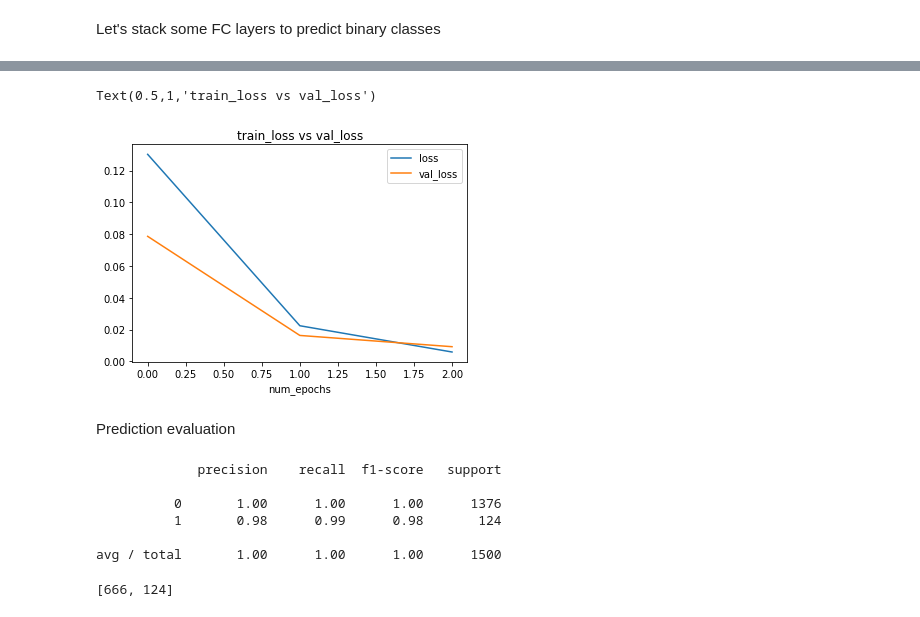
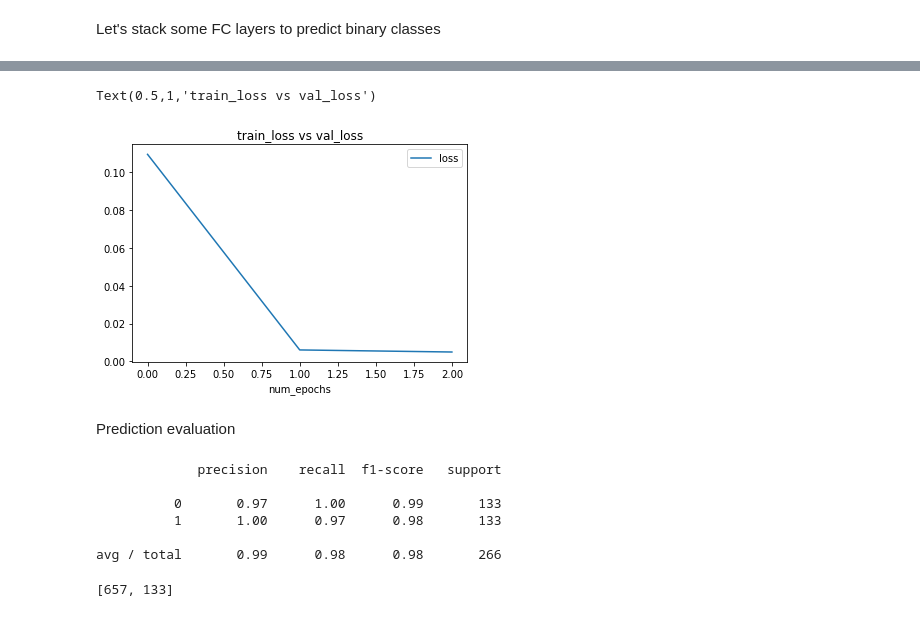
Before and after one commit to WencesVillegasMarset/BudClassifier, a Jupyter notebook: Practica Inicial/Pretrained Models-MobileNet.ipynb, the cells around one changed output, grey strips where cells are left out. Cells and saved outputs as stored; diff of their text form; code cells hidden in the pictures.

Commit message:
Started validation process

```diff
--- a/Practica Inicial/Pretrained Models-MobileNet.ipynb
+++ b/Practica Inicial/Pretrained Models-MobileNet.ipynb
@@ -58,24 +85,27 @@ train_labels.shape
 # %% [markdown]
 Let's stack some FC layers to predict binary classes
+# %%
+mobilenet = MobileNet(weights='imagenet', input_shape=(224,224,3), include_top=False)
 # %%
 from keras.layers import Dense, Flatten
 from keras.models import Model
 from keras.optimizers import SGD
 # %%
-flatten = Flatten()(model.output)
-#fc1 = Dense(4096, activation='relu')(flatten)
-fc2 = Dense(1024, activation='relu')(flatten)
-final = Dense(1,activation='sigmoid')(fc2)
-modelo = Model(model.input, final)
+flatten = Flatten()(mobilenet.output)
+fc1 = Dense(1024, activation='relu')(flatten)
+#fc2 = Dense(1024, activation='relu')(fc1)
+final = Dense(1,activation='sigmoid')(fc1)
+model = Model(mobilenet.input, final)
 # %%
 optim = SGD(lr=0.001, momentum=0.9)
 # %%
-modelo.compile(optimizer=optim,
+model.compile(optimizer=optim,
               loss='binary_crossentropy',
               metrics=['accuracy'])
 # %%
 class_weight = {0: 1.,
                 1: 3.}
 # %%
-history = modelo.fit(x=train, y=train_labels,epochs=3, batch_size=20, class_weight=class_weight, validation_split=0.1)
+history = model.fit(x=train, y=train_label,epochs=3, batch_size=20,
+                     class_weight=class_weight)
 # %% [output]
@@ -98,26 +128,26 @@ Text(0.5,1,'Train Acc vs Val Acc')
 # %%
 plt.plot(history.history['loss'])
-plt.plot(history.history['val_loss'])
+#plt.plot(history.history['val_loss'])
 plt.xlabel('num_epochs')
 plt.legend(['loss', 'val_loss'])
 plt.title('train_loss vs val_loss')
 # %% [output]
 Text(0.5,1,'train_loss vs val_loss')
-[figure, old version]
+[figure, new version]
 # %% [markdown]
 Prediction evaluation
 # %%
 from sklearn.metrics import classification_report
-print(classification_report(test_labels, predictions_labels, [0,1]))
+print(classification_report(test_label, predictions_labels, [0,1]))
 # %% [output]
              precision    recall  f1-score   support
 
-          0       1.00      1.00      1.00      1376
-          1       0.98      0.99      0.98       124
+          0       0.97      1.00      0.99       133
+          1       1.00      0.97      0.98       133
 
-avg / total       1.00      1.00      1.00      1500
+avg / total       0.99      0.98      0.98       266
 # %%
-[sum(train_labels), sum(test_labels)]
+[sum(train_label), sum(test_label)]
 # %% [output]
-[666, 124]
+[657, 133]
 # %%
```
Also changed, not shown: parts of 18 cells of this notebook, 3 other files.
